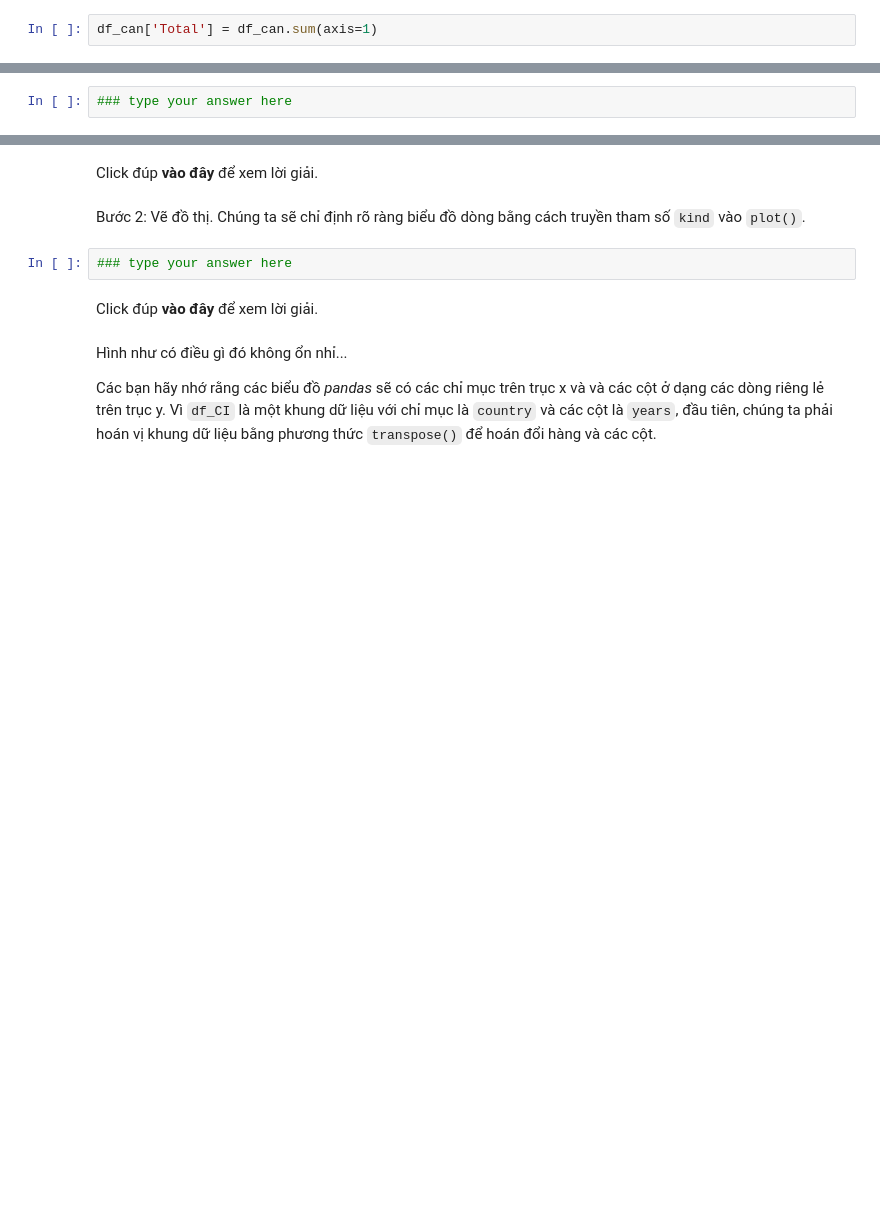
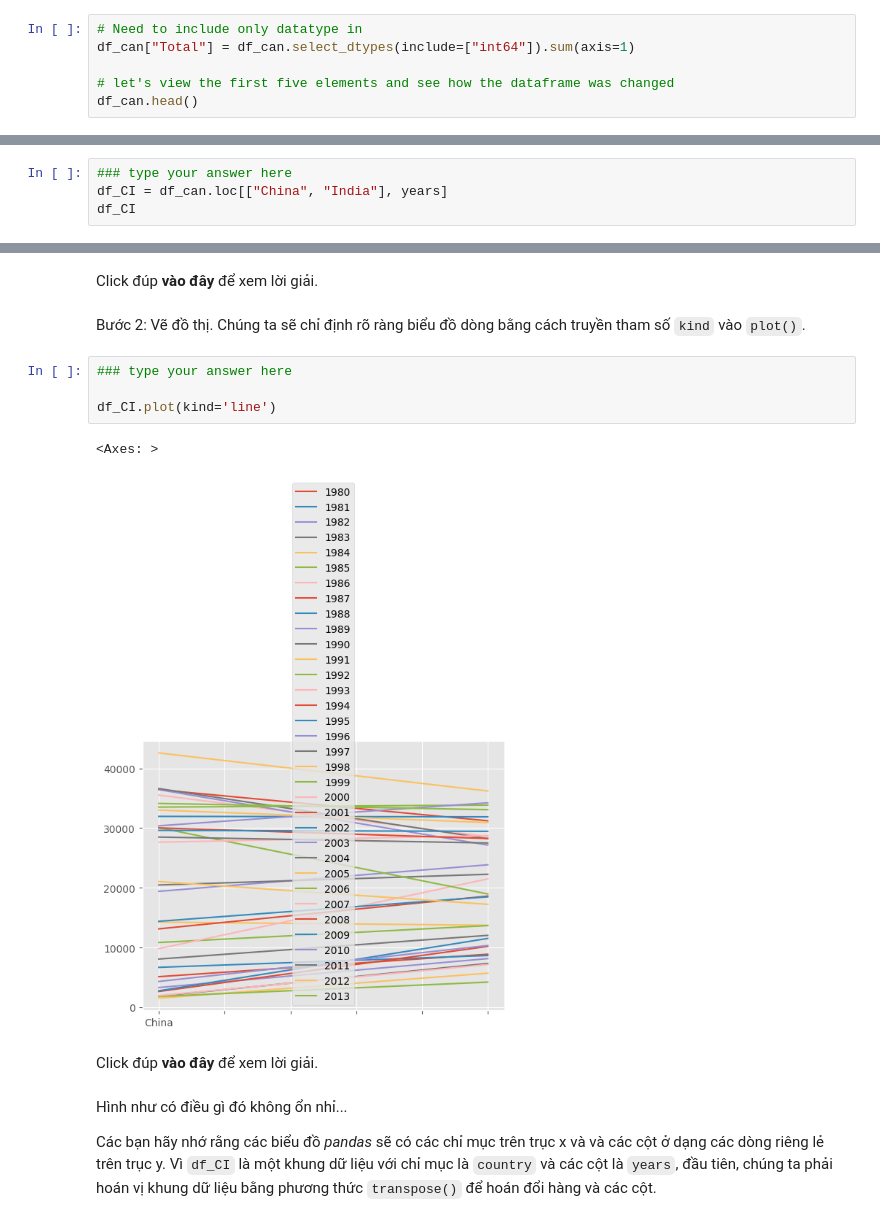
Before and after one commit to dangindev/FUNIX-DataScience, a Jupyter notebook: DSP302x_1.2-A_VN/Labs/VN_Lab 8.1-Introduction-to-Matplotlib-and-Line-Plots.ipynb, the cells around one changed output, grey strips where cells are left out. Drawn from its saved outputs; the diff is of its cells as text; blank space fills up the shorter version.

```diff
--- a/DSP302x_1.2-A_VN/Labs/VN_Lab 8.1-Introduction-to-Matplotlib-and-Line-Plots.ipynb
+++ b/DSP302x_1.2-A_VN/Labs/VN_Lab 8.1-Introduction-to-Matplotlib-and-Line-Plots.ipynb
@@ -133,4 +203,8 @@ df_can.columns
 # %% [markdown]
 Chúng ta cũng sẽ thêm cột 'Total' để tính tổng số người nhập cư theo quốc gia trong toàn bộ giai đoạn 1980 - 2013, như sau:
-# %%
-df_can['Total'] = df_can.sum(axis=1)
+# %%
+# Need to include only datatype in
+df_can["Total"] = df_can.select_dtypes(include=["int64"]).sum(axis=1)
+
+# let's view the first five elements and see how the dataframe was changed
+df_can.head()
@@ -392,3 +669,5 @@ Chúng ta có thể dễ dàng thêm nhiều quốc gia hơn vào biểu đồ
 Bước 1: Lấy tập dữ liệu của Trung Quốc và Ấn Độ, đồng thời hiển thị khung dữ liệu.
 # %%
 ### type your answer here
+df_CI = df_can.loc[["China", "India"], years]
+df_CI
@@ -403,6 +687,11 @@ df_CI.head()
 Bước 2: Vẽ đồ thị. Chúng ta sẽ chỉ định rõ ràng biểu đồ dòng bằng cách truyền tham số `kind` vào `plot()`.
 # %%
 ### type your answer here
+
+df_CI.plot(kind='line')
+# %% [output]
+<Axes: >
+[figure, added]
 # %% [markdown]
 Click đúp **vào đây** để xem lời giải.
 
```
Also changed, not shown: parts of 37 cells of this notebook, 1 other file.
